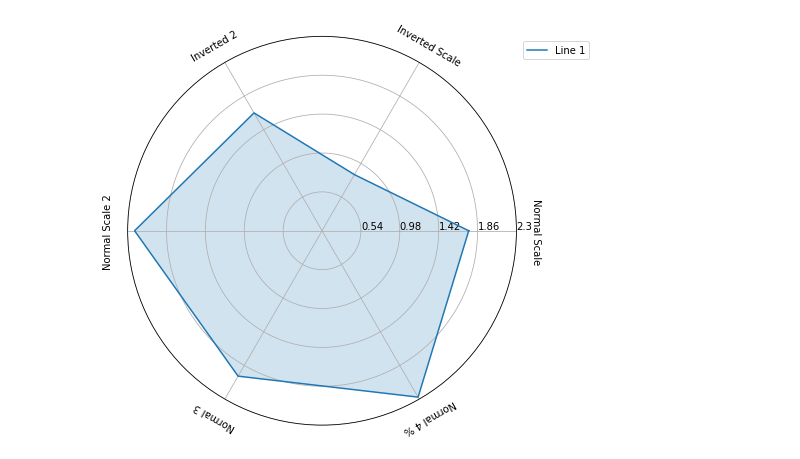
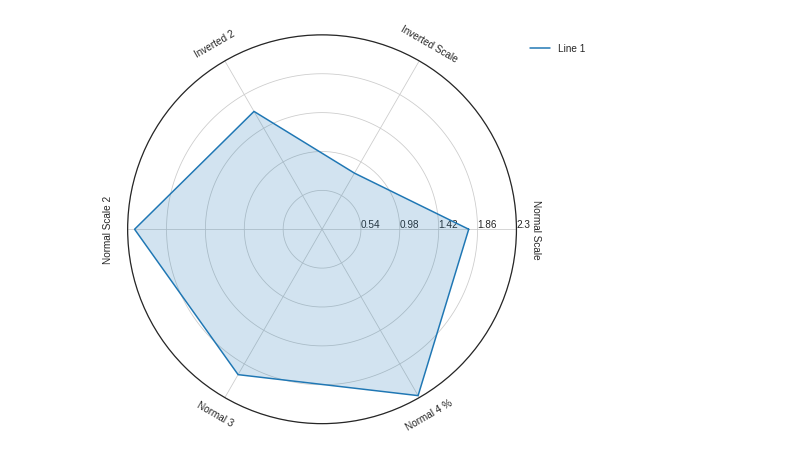
Before and after one commit to danchyy/Basketball_Analytics, a Jupyter notebook: Scripts/radar_plot/Radar_plot.ipynb, the cells around one changed output. Saved outputs shown, nothing was run; the diff lists cells and outputs as text; code cells hidden in the pictures.

```diff
--- a/Scripts/radar_plot/Radar_plot.ipynb
+++ b/Scripts/radar_plot/Radar_plot.ipynb
@@ -55,8 +55,13 @@ class ComplexRadar():
         # Place text for variables
         l, text = axes[0].set_thetagrids(angles,
                                          labels=variables)
-        [txt.set_rotation(angle-90) for txt, angle
-             in zip(text, angles)]
+
+        for txt, angle in zip(text, angles):
+            if angle > 180:
+                txt.set_rotation(angle+90)
+            else:
+                txt.set_rotation(angle-90)
+
 
         if self.should_label_all:
             for ax in axes[1:]:
@@ -81,38 +86,39 @@ class ComplexRadar():
         self.angle = np.deg2rad(np.r_[angles, angles[0]])
         self.ranges = ranges
         self.ax = axes[0]
+
     def plot(self, data, *args, **kw):
         if self.should_scale:
             # Scaling if we have different ranges of data
             sdata = _scale_data(data, self.ranges)
         else:
             sdata = data
         # np.r_ brings first number to the end and copmletes a circle
         self.ax.plot(self.angle, np.r_[sdata, sdata[0]], *args, **kw)
     def fill(self, data, *args, **kw):
         if self.should_scale:
             sdata = _scale_data(data, self.ranges)
         else:
             sdata = data
         self.ax.fill(self.angle, np.r_[sdata, sdata[0]], *args, **kw)
 
 
 # example data
 variables = ("Normal Scale", "Inverted Scale", "Inverted 2",
             "Normal Scale 2", "Normal 3", "Normal 4 %")
 data = (1.76, 1.1, 1.2,
         4.4, 3.4, 86.8)
 ranges = [(0.1, 2.3), (1.5, 0.3), (0.5, 1.5),
          (1.7, 4.5), (1.5, 3.7), (70, 87)]
 # plotting
 fig1 = plt.figure(figsize=(6, 6))
 radar = ComplexRadar(fig1, variables, ranges)
 radar.plot(data, label="Line 1")
 radar.fill(data, alpha=0.2)
 plt.legend(bbox_to_anchor=(1.20, 1))
 plt.show()
 # %% [output]
-[figure, old version]
+[figure, new version]
 # %%
 from nba_py import player
 # %%
```
Also changed, not shown: parts of 23 cells of this notebook.
